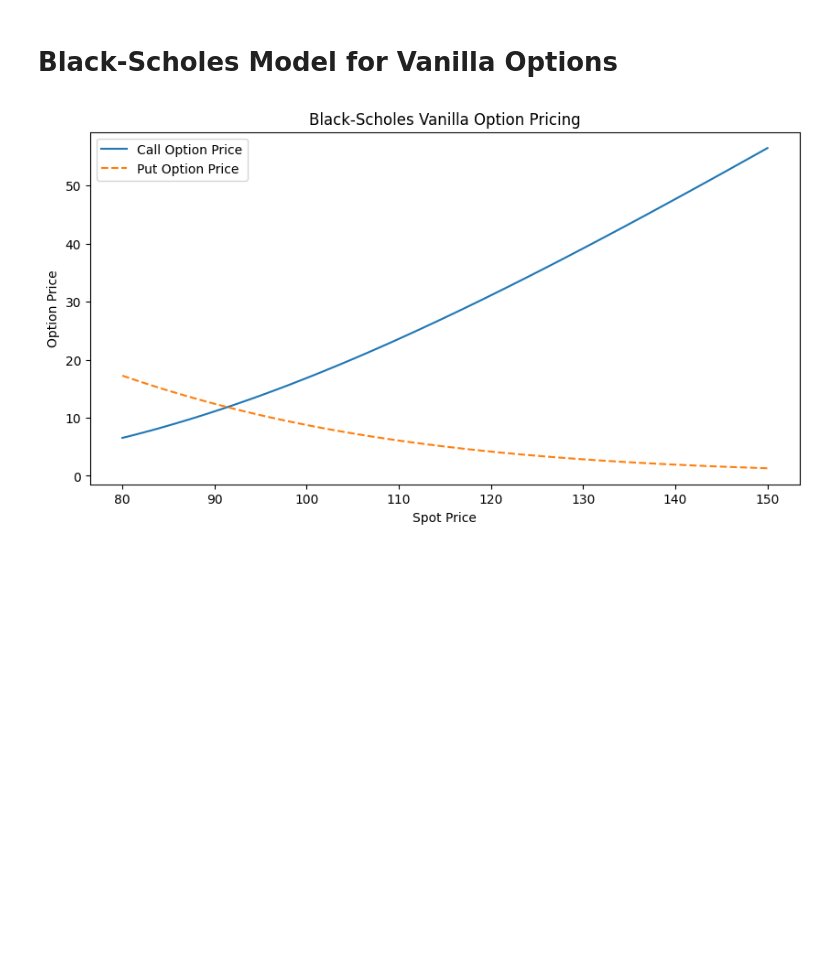
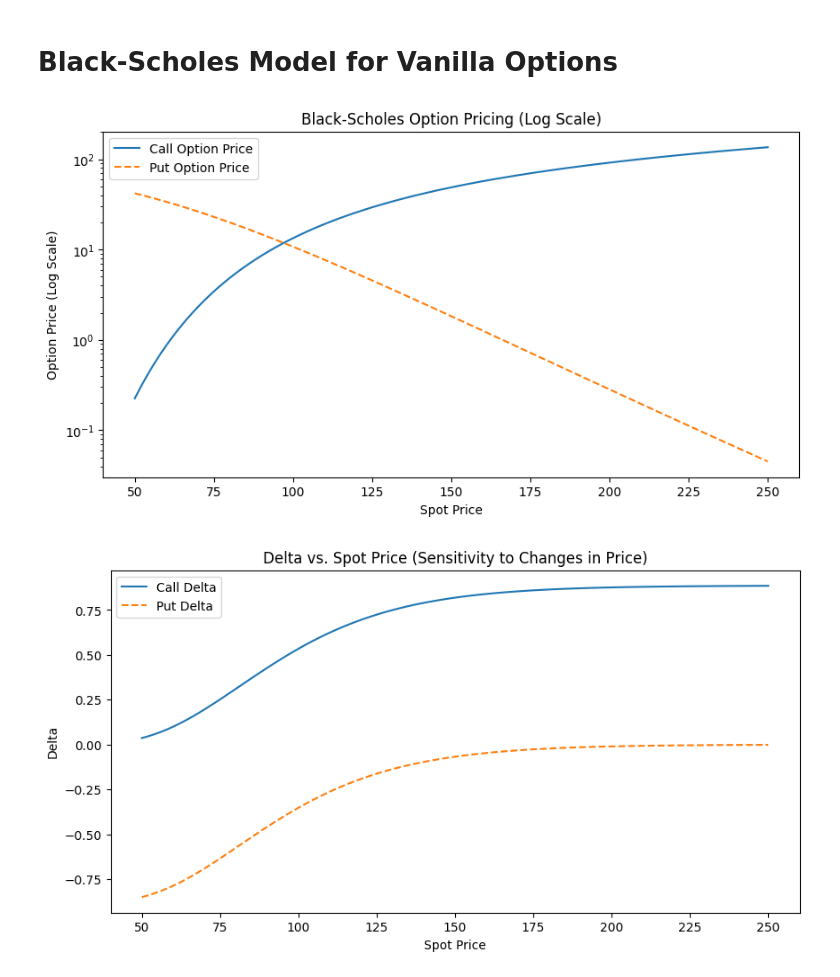
Before and after one commit to VagNikli/FX-Option-Pricing-Model, a Jupyter notebook: notebooks/01_black_scholes_basics.ipynb, the cells around one changed output. Saved outputs shown, nothing was run; the diff lists cells and outputs as text; code cells hidden in the pictures; blank space fills up the shorter version.

```diff
--- a/notebooks/01_black_scholes_basics.ipynb
+++ b/notebooks/01_black_scholes_basics.ipynb
@@ -3,36 +9,46 @@
 # %%
-import numpy as np
-import matplotlib.pyplot as plt
-import sys
-sys.path.append("..")  # Ensure parent directory is included in path
-from src.black_scholes import BlackScholes
-
-
 # Define parameters
-spot_prices = np.linspace(80, 150, 100)  # Spot price range
+spot_prices = np.linspace(50, 250, 100)  # Spot price range 80-->150 (by 10 units)
 strike_price = 100
 time_to_maturity = 3
-volatility = 0.2
+volatility = 0.2 # Constant Volatility in BS
 domestic_rate = 0.05
-foreign_rate = 0.02
+foreign_rate = 0.04
 
+# Initialize arrays
 call_prices = []
 put_prices = []
+call_deltas = []
+put_deltas = []
 
-# Compute prices for different spot prices
+# Compute prices and deltas
 for S in spot_prices:
     bs_model = BlackScholes(S, strike_price, time_to_maturity, volatility, domestic_rate, foreign_rate)
     call_prices.append(bs_model.calculate_vanilla_price('call'))
     put_prices.append(bs_model.calculate_vanilla_price('put'))
+    call_deltas.append(bs_model.delta('call'))
+    put_deltas.append(bs_model.delta('put'))
 
-# Plot results
-plt.figure(figsize=(10,5))
-plt.plot(spot_prices, call_prices, label="Call Option Price")
+# Plot Option Prices (Log Scale)
+plt.figure(figsize=(10, 5))
+plt.plot(spot_prices, call_prices, label="Call Option Price", linestyle="-")
 plt.plot(spot_prices, put_prices, label="Put Option Price", linestyle="dashed")
+plt.yscale("log")
 plt.xlabel("Spot Price")
-plt.ylabel("Option Price")
-plt.title("Black-Scholes Vanilla Option Pricing")
+plt.ylabel("Option Price (Log Scale)")
+plt.title("Black-Scholes Option Pricing (Log Scale)")
 plt.legend()
 plt.show()
+
+# Plot Delta vs. Spot Price
+plt.figure(figsize=(10, 5))
+plt.plot(spot_prices, call_deltas, label="Call Delta", linestyle="-")
+plt.plot(spot_prices, put_deltas, label="Put Delta", linestyle="dashed")
+plt.xlabel("Spot Price")
+plt.ylabel("Delta")
+plt.title("Delta vs. Spot Price (Sensitivity to Changes in Price)")
+plt.legend()
+plt.show()
 # %% [output]
-[figure, old version]
+[figure, new version]
+[figure, added]
```
Also changed, not shown: parts of 6 cells of this notebook, 8 other files.
